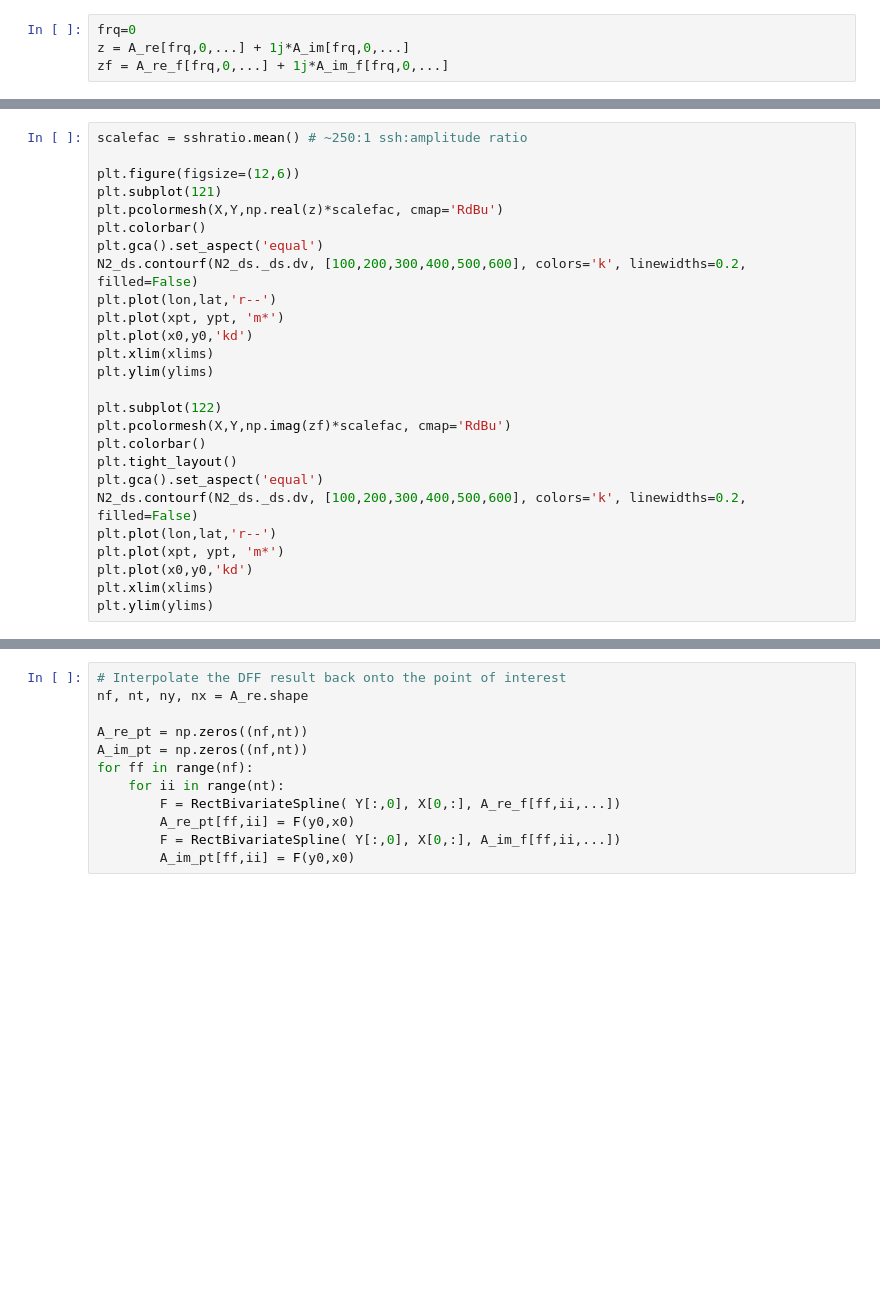
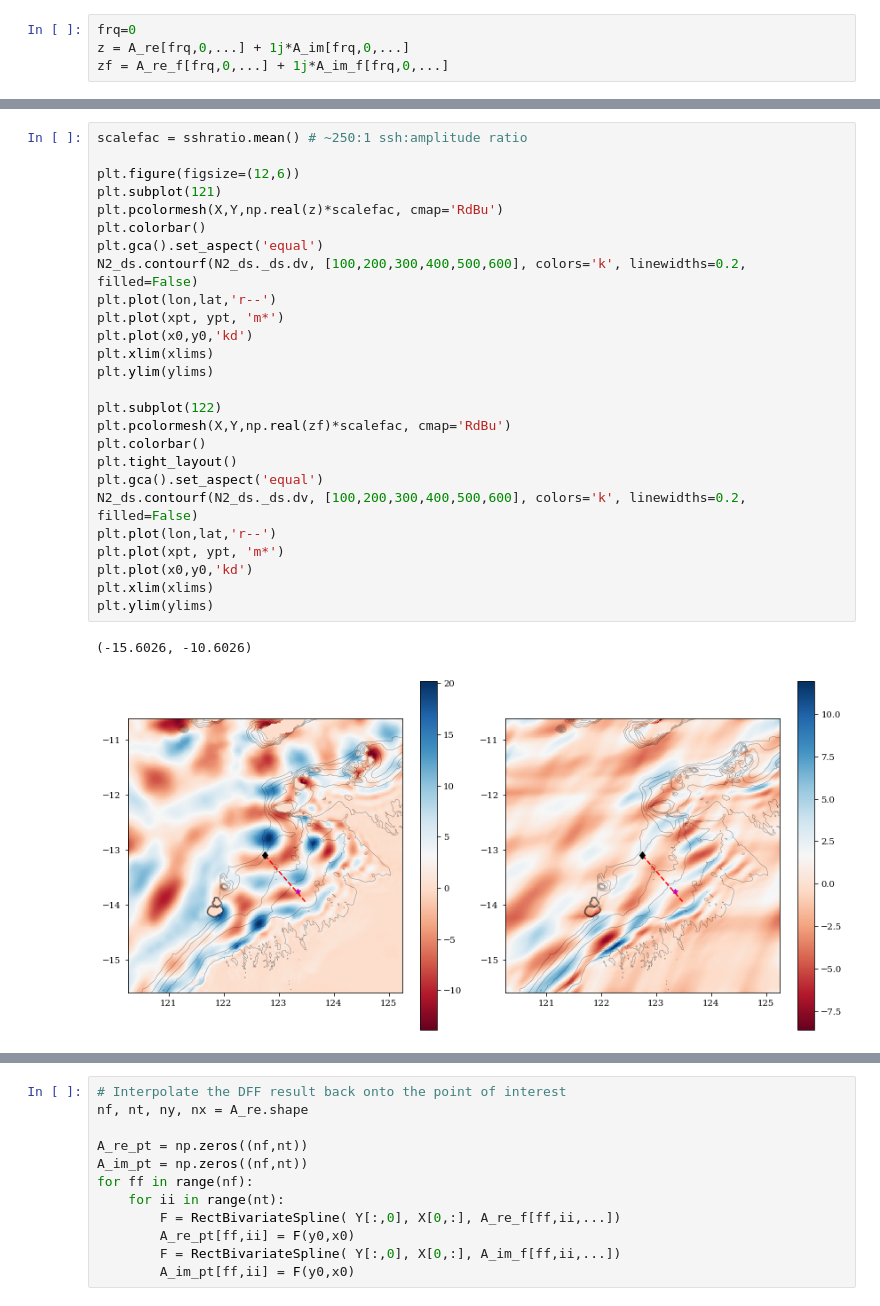
Before and after one commit to mrayson/iwatlas, a Jupyter notebook: sandpit/create_kdv_inputs.ipynb, the cells around one changed output, grey strips where cells are left out. Drawn from its saved outputs; the diff is of its cells as text; blank space fills up the shorter version.

```diff
--- a/sandpit/create_kdv_inputs.ipynb
+++ b/sandpit/create_kdv_inputs.ipynb
@@ -157,26 +200,29 @@ plt.plot(x0,y0,'kd')
 # %%
 scalefac = sshratio.mean() # ~250:1 ssh:amplitude ratio
 
 plt.figure(figsize=(12,6))
 plt.subplot(121)
 plt.pcolormesh(X,Y,np.real(z)*scalefac, cmap='RdBu')
 plt.colorbar()
 plt.gca().set_aspect('equal')
 N2_ds.contourf(N2_ds._ds.dv, [100,200,300,400,500,600], colors='k', linewidths=0.2, filled=False)
 plt.plot(lon,lat,'r--')
 plt.plot(xpt, ypt, 'm*')
 plt.plot(x0,y0,'kd')
 plt.xlim(xlims)
 plt.ylim(ylims)
 
 plt.subplot(122)
-plt.pcolormesh(X,Y,np.imag(zf)*scalefac, cmap='RdBu')
+plt.pcolormesh(X,Y,np.real(zf)*scalefac, cmap='RdBu')
 plt.colorbar()
 plt.tight_layout()
 plt.gca().set_aspect('equal')
 N2_ds.contourf(N2_ds._ds.dv, [100,200,300,400,500,600], colors='k', linewidths=0.2, filled=False)
 plt.plot(lon,lat,'r--')
 plt.plot(xpt, ypt, 'm*')
 plt.plot(x0,y0,'kd')
 plt.xlim(xlims)
 plt.ylim(ylims)
+# %% [output]
+(-15.6026, -10.6026)
+[figure, added]
```
Also changed, not shown: parts of 16 cells of this notebook, 3 other files.
